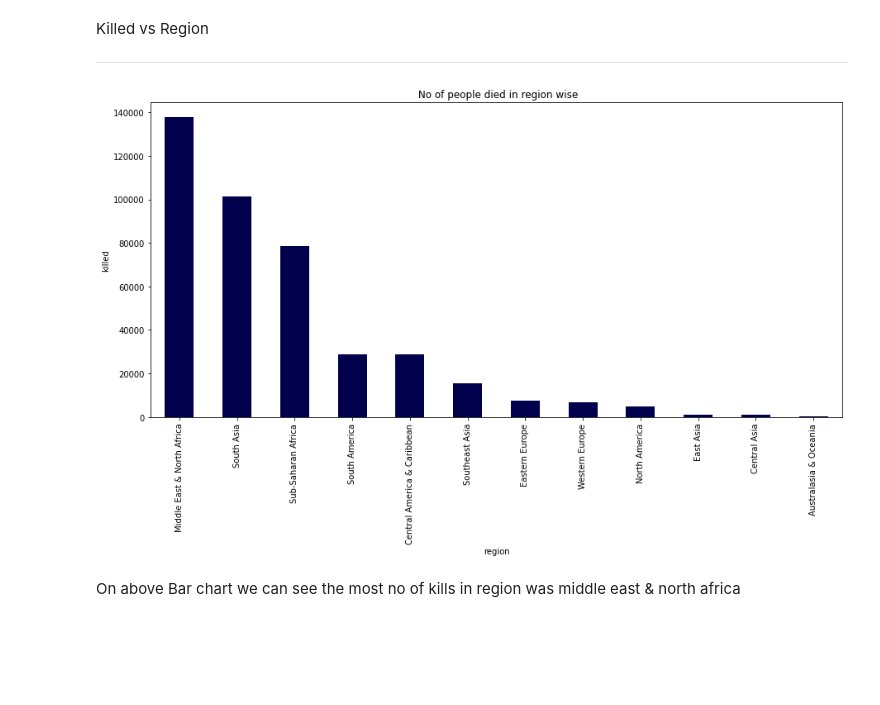
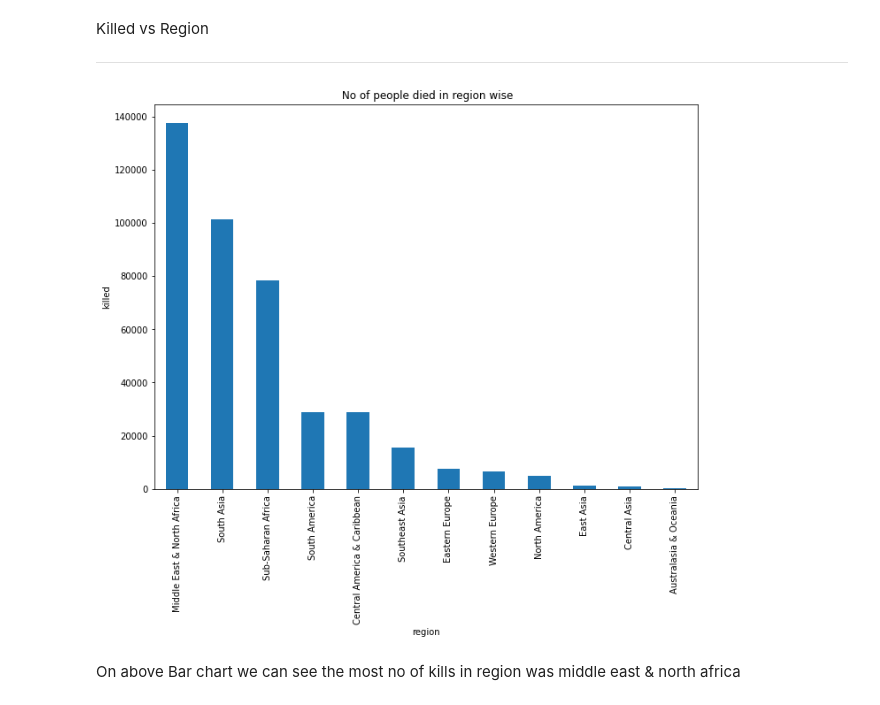
Before and after one commit to deepa-tyagi/global-td, a Jupyter notebook: Copy_of_Global_Terrorism_Analysis_Capstone_Project.ipynb, the cells around one changed output. Drawn from its saved outputs; the diff is of its cells as text; code cells hidden in the pictures; blank space fills up the shorter version.

```diff
--- a/Copy_of_Global_Terrorism_Analysis_Capstone_Project.ipynb
+++ b/Copy_of_Global_Terrorism_Analysis_Capstone_Project.ipynb
@@ -78,11 +78,17 @@ related       156653
 Length: 135, dtype: int64
 # %%
 # the data set have more than 60% of NAN values so lets drop the unnessary columns by using for loop
-column = []
-for i in gtd.columns:
-  if gtd[i].isnull().sum()>15000:
-    column.append(i)
-gtd.drop(column,inplace=True,axis=1)
+#column = []
+#for i in gtd.columns:
+ # if gtd[i].isnull().sum()> 15000:
+ #   column.append(i)
+#gtd.drop(column,inplace=True,axis=1)
+# %%
+
+gtd.rename(columns={'iyear':'Year','imonth':'Month','iday':"day",'gname':'Group','country_txt':'Countrys_','region_txt':'Region',
+                     'provstate':'State','city':'city','latitude':'latitude','longitude':'longitude','summary':'summary',
+                     'attacktype1_txt':'Attacktype','targtype1_txt':'Targettype','weaptype1_txt':'Weapon','nkill':'kill',
+                     'nwound':'wounds'},inplace=True)
 # %%
 gtd.head(3)
 # %% [output]
@@ -93,13 +99,7 @@ gtd.head(3)
-# %%
-
-gtd.rename(columns={'iyear':'Year','imonth':'Month','iday':"day",'gname':'Group','country_txt':'Countrys_','region_txt':'Region',
-                     'provstate':'State','city':'city','latitude':'latitude','longitude':'longitude','summary':'summary',
-                     'attacktype1_txt':'Attacktype','targtype1_txt':'Targettype','weaptype1_txt':'Weapon','nkill':'kill',
-                     'nwound':'Wound'},inplace=True)
 # %%
 # created a work bench that we need only perform analysis on this data
 gtd = gtd[['Year','Month','day','Countrys_','State','Region','city','latitude','longitude',"Attacktype",'kill',
-               'Wound','target1','summary','Group','Targettype','Weapon','motive']]
+               'target1','Group','Targettype','Weapon','wounds','summary']]
 gtd.head()
 # %% [output]
 |  | Year | Month | day | Countrys_ | State | Region | city | latitude | longitude | Attacktype | ... |
@@ -310,15 +321,17 @@ Killed vs Region
 ---
 # %%
 # created bar plot by using matplotlib.pyplot as plt for region wise killed
-plt.figure(figsize=(15,7))
-gtd.groupby(['Region'])['kill'].sum().sort_values(ascending = False).plot(kind='bar',colormap = 'seismic')
+plt.figure(figsize=(11,8))
+gtd.groupby(['Region'])['kill'].sum().sort_values(ascending = False).plot(kind='bar')
+
+
 plt.title(" No of people died in region wise")
 # Set x and y-labels
 plt.ylabel('killed')
 plt.xlabel('region')
 plt.show()
 # %% [output]
-[figure, old version]
+[figure, new version]
 # %% [markdown]
  On above Bar chart we can see the most no of kills in region was middle east & north africa
 # %% [markdown]
```
Also changed, not shown: parts of 17 cells of this notebook.
